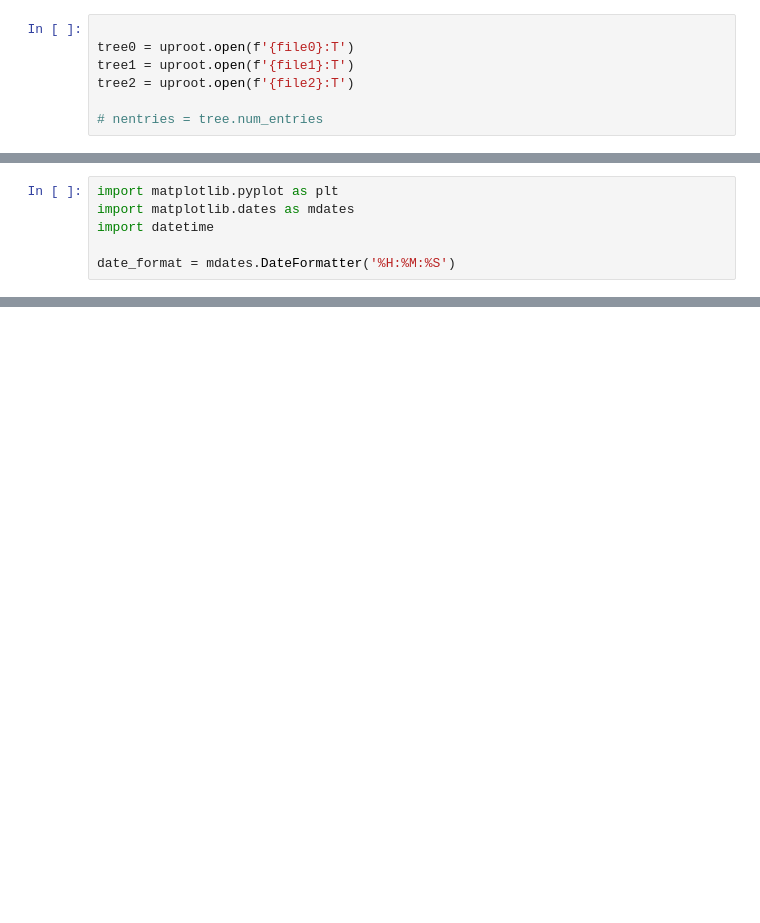
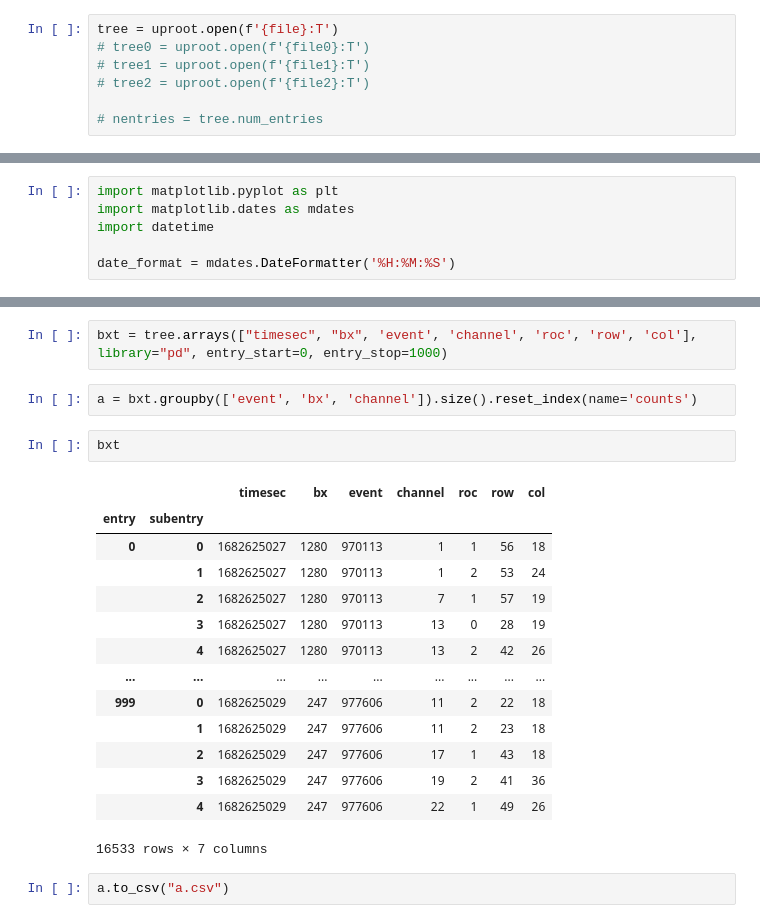
Before and after one commit to Nimmitha/PLTOffline, a Jupyter notebook: TrackLumi2022/Plot_BX_vs_time.ipynb, the cells around one changed output, grey strips where cells are left out. Drawn from its saved outputs; the diff is of its cells as text; blank space fills up the shorter version.

```diff
--- a/TrackLumi2022/Plot_BX_vs_time.ipynb
+++ b/TrackLumi2022/Plot_BX_vs_time.ipynb
@@ -15,7 +19,7 @@ file = "/home/nkarunar/hit_root_files/9007.root"
 # %%
-
-tree0 = uproot.open(f'{file0}:T')
-tree1 = uproot.open(f'{file1}:T')
-tree2 = uproot.open(f'{file2}:T')
+tree = uproot.open(f'{file}:T')
+# tree0 = uproot.open(f'{file0}:T')
+# tree1 = uproot.open(f'{file1}:T')
+# tree2 = uproot.open(f'{file2}:T')
 
 # nentries = tree.num_entries
@@ -130,0 +137,23 @@ The history saving thread hit an unexpected error (OperationalError('attempt to
+# %%
+bxt = tree.arrays(["timesec", "bx", 'event', 'channel', 'roc', 'row', 'col'], library="pd", entry_start=0, entry_stop=1000)
+# %%
+a = bxt.groupby(['event', 'bx', 'channel']).size().reset_index(name='counts')
+# %%
+bxt
+# %% [output]
+|  |  | timesec | bx | event | channel | roc | row | col |
+| entry | subentry |  |  |  |  |  |  |  |
+| 0 | 0 | 1682625027 | 1280 | 970113 | 1 | 1 | 56 | 18 |
+|  | 1 | 1682625027 | 1280 | 970113 | 1 | 2 | 53 | 24 |
+|  | 2 | 1682625027 | 1280 | 970113 | 7 | 1 | 57 | 19 |
+|  | 3 | 1682625027 | 1280 | 970113 | 13 | 0 | 28 | 19 |
+|  | 4 | 1682625027 | 1280 | 970113 | 13 | 2 | 42 | 26 |
+| ... | ... | ... | ... | ... | ... | ... | ... | ... |
+| 999 | 0 | 1682625029 | 247 | 977606 | 11 | 2 | 22 | 18 |
+|  | 1 | 1682625029 | 247 | 977606 | 11 | 2 | 23 | 18 |
+|  | 2 | 1682625029 | 247 | 977606 | 17 | 1 | 43 | 18 |
+|  | 3 | 1682625029 | 247 | 977606 | 19 | 2 | 41 | 36 |
+|  | 4 | 1682625029 | 247 | 977606 | 22 | 1 | 49 | 26 |
+16533 rows × 7 columns
+# %%
+a.to_csv("a.csv")
```
Also changed, not shown: parts of 10 cells of this notebook, 4 other files.
